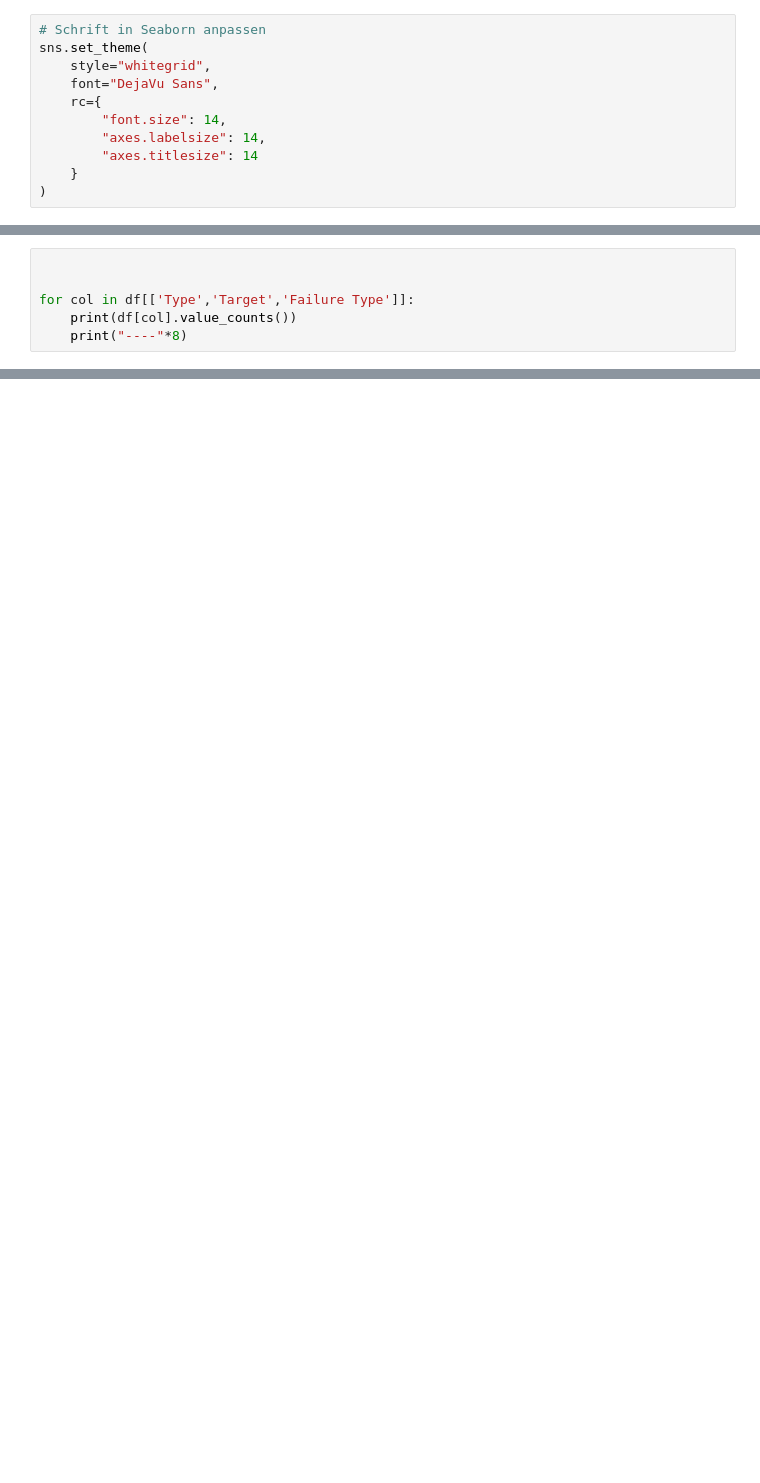
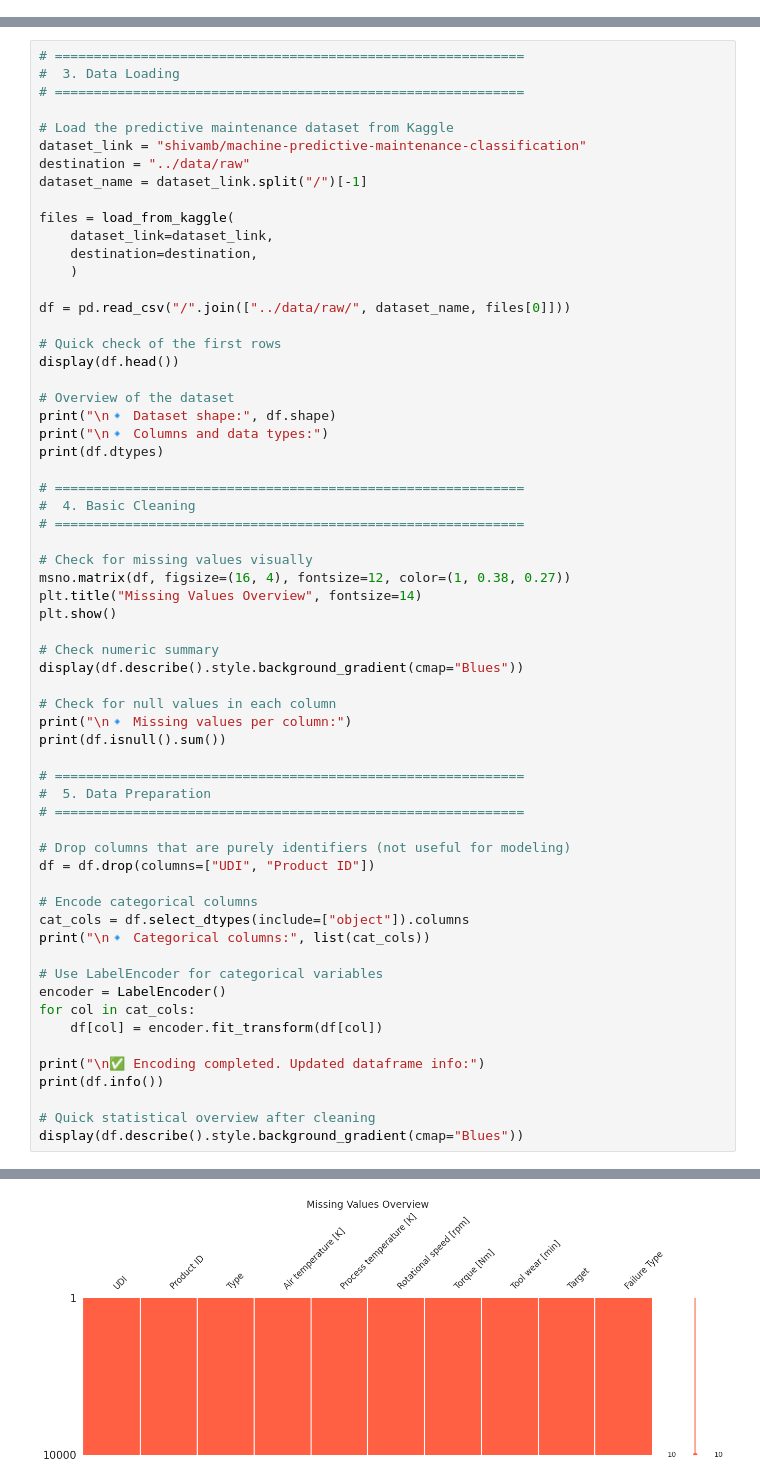
Before and after one commit to GROM1771/DPP-Stackfuel-Data-Analytics, a Jupyter notebook: notebooks/01_exploration.ipynb, the cells around one changed output, grey strips where cells are left out. Drawn from its saved outputs; the diff is of its cells as text; blank space fills up the shorter version.

```diff
--- a/notebooks/01_exploration.ipynb
+++ b/notebooks/01_exploration.ipynb
@@ -194,11 +0,0 @@ plt.rcParams['axes.titlesize'] = 14
-# %%
-# Schrift in Seaborn anpassen
-sns.set_theme(
-    style="whitegrid",
-    font="DejaVu Sans",
-    rc={
-        "font.size": 14,
-        "axes.labelsize": 14,
-        "axes.titlesize": 14
-    }
-)
@@ -238,6 +0,0 @@ sns.displot(data=df, x="Temperature difference [°C]", kde=True, bins = 100,colo
-# %%
-
-
-for col in df[['Type','Target','Failure Type']]:
-    print(df[col].value_counts())
-    print("----"*8)
@@ -397,0 +62,63 @@ Heat Dissipation Failure       1.00      0.73      0.84        22
+# %%
+# ============================================================
+#  3. Data Loading
+# ============================================================
+
+# Load the predictive maintenance dataset from Kaggle
+dataset_link = "shivamb/machine-predictive-maintenance-classification"
+destination = "../data/raw"
+dataset_name = dataset_link.split("/")[-1]
+
+files = load_from_kaggle(
+    dataset_link=dataset_link,
+    destination=destination,
+    )
+
+df = pd.read_csv("/".join(["../data/raw/", dataset_name, files[0]]))
+
+# Quick check of the first rows
+display(df.head())
+
+# Overview of the dataset
+print("\n🔹 Dataset shape:", df.shape)
+print("\n🔹 Columns and data types:")
+print(df.dtypes)
+
+# ============================================================
+#  4. Basic Cleaning
+# ============================================================
+
+# Check for missing values visually
+msno.matrix(df, figsize=(16, 4), fontsize=12, color=(1, 0.38, 0.27))
+plt.title("Missing Values Overview", fontsize=14)
+plt.show()
+
+# Check numeric summary
+display(df.describe().style.background_gradient(cmap="Blues"))
+
+# Check for null values in each column
+print("\n🔹 Missing values per column:")
+print(df.isnull().sum())
+
+# ============================================================
+#  5. Data Preparation
+# ============================================================
+
+# Drop columns that are purely identifiers (not useful for modeling)
+df = df.drop(columns=["UDI", "Product ID"])
+
+# Encode categorical columns
+cat_cols = df.select_dtypes(include=["object"]).columns
+print("\n🔹 Categorical columns:", list(cat_cols))
+
+# Use LabelEncoder for categorical variables
+encoder = LabelEncoder()
+for col in cat_cols:
+    df[col] = encoder.fit_transform(df[col])
+
+print("\n✅ Encoding completed. Updated dataframe info:")
+print(df.info())
+
+# Quick statistical overview after cleaning
+display(df.describe().style.background_gradient(cmap="Blues"))
+# %% [output]
@@ -397,0 +146 @@ Heat Dissipation Failure       1.00      0.73      0.84        22
+[figure, added]
```
Also changed, not shown: parts of 30 cells of this notebook.
